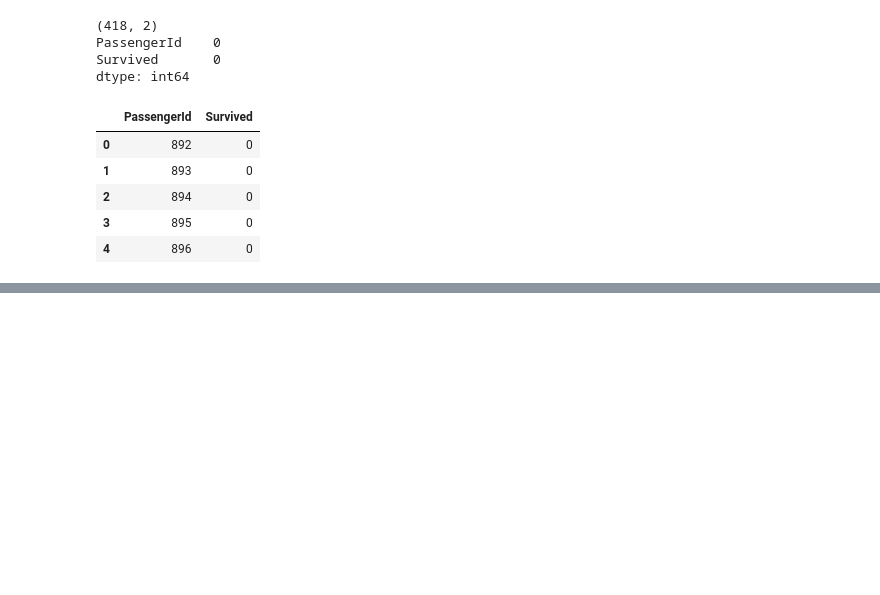
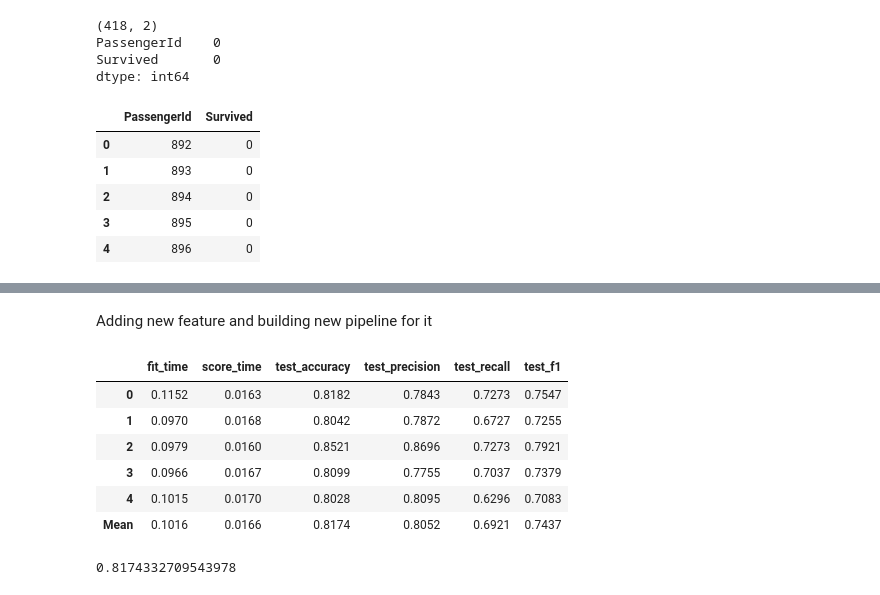
Before and after one commit to anrunt/ml-learning, a Jupyter notebook: titanic.ipynb, the cells around one changed output, grey strips where cells are left out. Drawn from its saved outputs; the diff is of its cells as text; code cells hidden in the pictures; blank space fills up the shorter version.

```diff
--- a/titanic.ipynb
+++ b/titanic.ipynb
@@ -482,0 +574,9 @@ dtype: int64
+# %%
+X_train_title = X_train_selected.copy()
+
+# Extracting title from Name
+X_train_title["Title"] = (
+    X_train["Name"].str.extract(r",\s*([^.]*)\.", expand=False)
+)
+
+X_train_title["Title"].value_counts()
@@ -482,0 +600,53 @@ dtype: int64
+# %% [markdown]
+Adding new feature and building new pipeline for it
+# %%
+categorical_features_title = categorical_features + ["Title"]
+
+preprocessor_title = ColumnTransformer([
+    ("numeric", numeric_transformer, numeric_features),
+    ("categorical", categorical_transformer, categorical_features_title)
+])
+
+model_title = Pipeline([
+    ("preprocessor", preprocessor_title),
+    ("classifier", RandomForestClassifier(
+        n_estimators=100,
+        max_depth=7,
+        min_samples_leaf=1,
+        random_state=42
+    ))
+])
+
+scores_title = cross_validate(
+    model_title,
+    X_train_title,
+    y_train,
+    cv=cv,
+    scoring= {
+        "accuracy": "accuracy",
+        "precision": make_scorer(
+            precision_score,
+            zero_division=0
+        ),
+        "recall": "recall",
+        "f1": "f1"
+    }
+)
+
+scores_title_df = pd.DataFrame(scores_title)
+
+mean_scores_title = scores_title_df.mean()
+scores_title_df.loc["Mean"] = mean_scores_title
+
+display(scores_title_df.round(4))
+
+print(scores_title_df["test_accuracy"].mean())
+# %% [output]
+|  | fit_time | score_time | test_accuracy | test_precision | test_recall | test_f1 |
+| 0 | 0.1152 | 0.0163 | 0.8182 | 0.7843 | 0.7273 | 0.7547 |
+| 1 | 0.0970 | 0.0168 | 0.8042 | 0.7872 | 0.6727 | 0.7255 |
+| 2 | 0.0979 | 0.0160 | 0.8521 | 0.8696 | 0.7273 | 0.7921 |
+| 3 | 0.0966 | 0.0167 | 0.8099 | 0.7755 | 0.7037 | 0.7379 |
+| 4 | 0.1015 | 0.0170 | 0.8028 | 0.8095 | 0.6296 | 0.7083 |
+| Mean | 0.1016 | 0.0166 | 0.8174 | 0.8052 | 0.6921 | 0.7437 |
+0.8174332709543978
```
Also changed, not shown: parts of 20 cells of this notebook.
